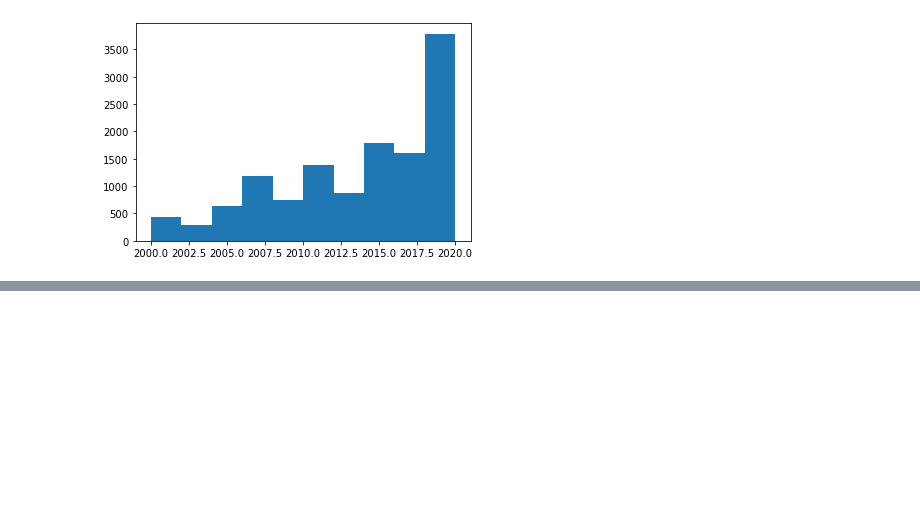
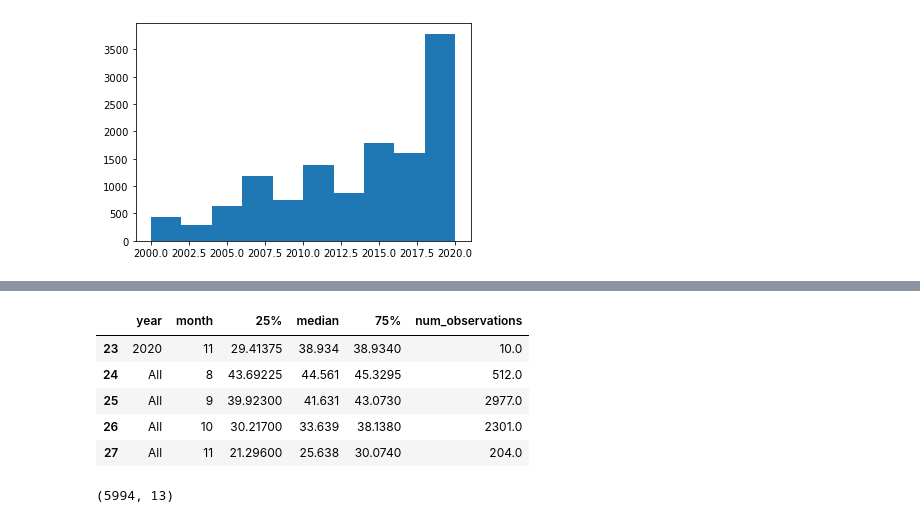
Before and after one commit to sjegoodman/monarch-migration, a Jupyter notebook: MonarchMigration.ipynb, the cells around one changed output, grey strips where cells are left out. Drawn from its saved outputs; the diff is of its cells as text; code cells hidden in the pictures; blank space fills up the shorter version.

```diff
--- a/MonarchMigration.ipynb
+++ b/MonarchMigration.ipynb
@@ -304,0 +306,18 @@ stats.head()
+# %%
+# Add a row for each month with the average for all years 2015-2020
+# Iterates through each month August-Nov
+for month in range(8, 12):
+    df = migration.loc[(migration['month'] == month)]
+    df_stats = df[['latitude']].describe()
+
+    #add new row to end of DataFrame
+    stats.loc[len(stats.index)] = ["All", month, df_stats.iloc[4,0], df_stats.iloc[5,0], df_stats.iloc[6,0], df_stats.iloc[0,0]]
+# %%
+stats.tail()
+# %% [output]
+|  | year | month | 25% | median | 75% | num_observations |
+| 23 | 2020 | 11 | 29.41375 | 38.934 | 38.9340 | 10.0 |
+| 24 | All | 8 | 43.69225 | 44.561 | 45.3295 | 512.0 |
+| 25 | All | 9 | 39.92300 | 41.631 | 43.0730 | 2977.0 |
+| 26 | All | 10 | 30.21700 | 33.639 | 38.1380 | 2301.0 |
+| 27 | All | 11 | 21.29600 | 25.638 | 30.0740 | 204.0 |
@@ -305,3 +327,7 @@ stats.head()
+# %%
+migration.shape
+# %% [output]
+(5994, 13)
 # %%
 stats.to_csv('migration_stats.csv')
 migration.to_csv('migration2015-2020.csv')
```
Also changed, not shown: parts of 7 cells of this notebook, 6 other files.
